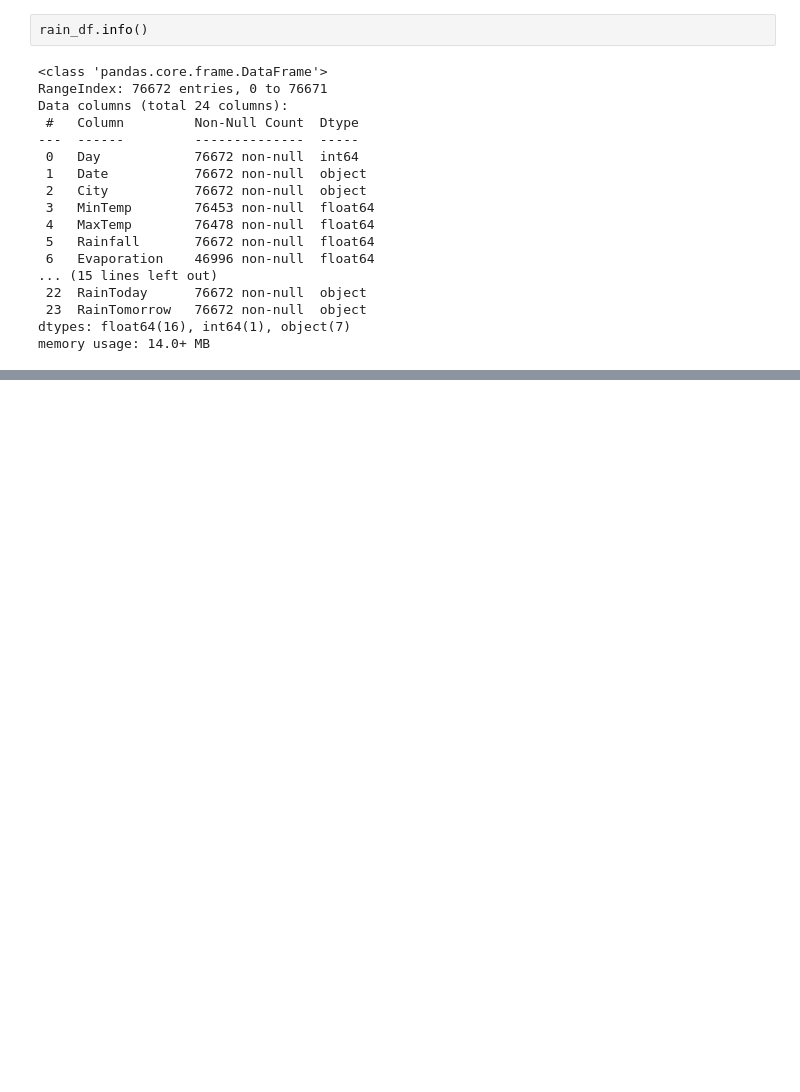
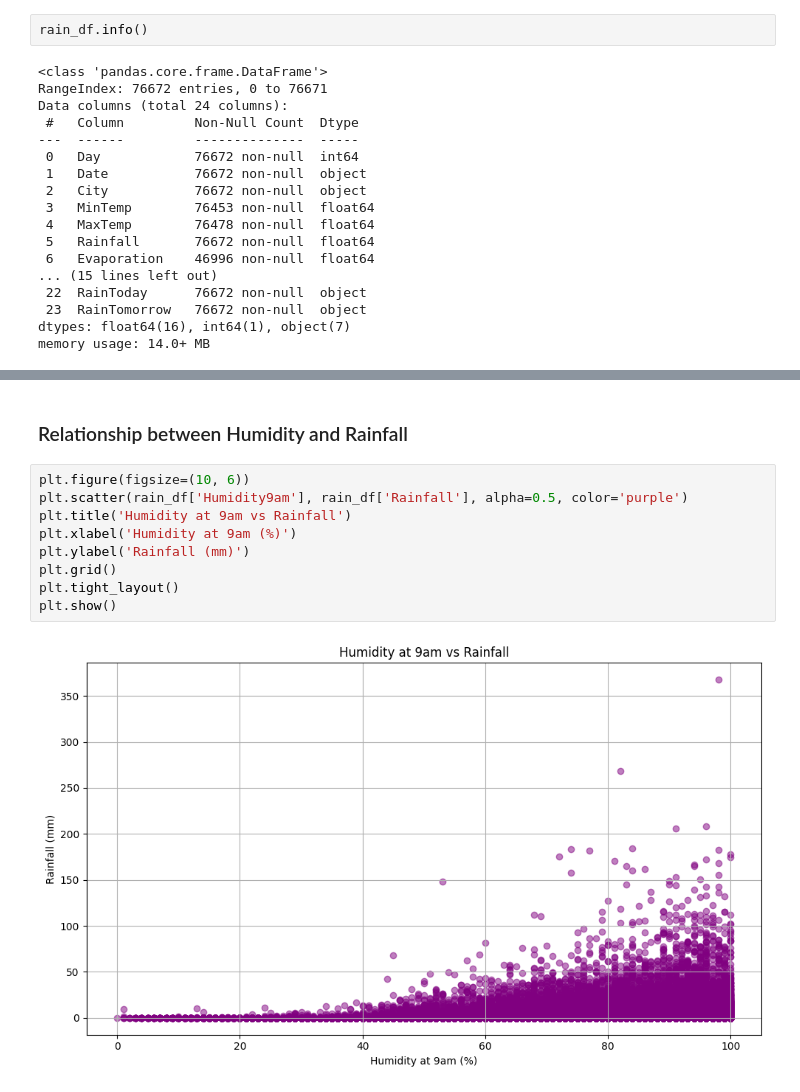
Before and after one commit to Nawel-Bellil/rain-prediction, a Jupyter notebook: rain.ipynb, the cells around one changed output, grey strips where cells are left out. Cells and saved outputs as stored; diff of their text form; blank space fills up the shorter version.

```diff
--- a/rain.ipynb
+++ b/rain.ipynb
@@ -76,0 +96,13 @@ memory usage: 14.0+ MB
+# %% [markdown]
+### Relationship between Humidity and Rainfall
+# %%
+plt.figure(figsize=(10, 6))
+plt.scatter(rain_df['Humidity9am'], rain_df['Rainfall'], alpha=0.5, color='purple')
+plt.title('Humidity at 9am vs Rainfall')
+plt.xlabel('Humidity at 9am (%)')
+plt.ylabel('Rainfall (mm)')
+plt.grid()
+plt.tight_layout()
+plt.show()
+# %% [output]
+[figure, added]
```
Also changed, not shown: parts of 14 cells of this notebook.
